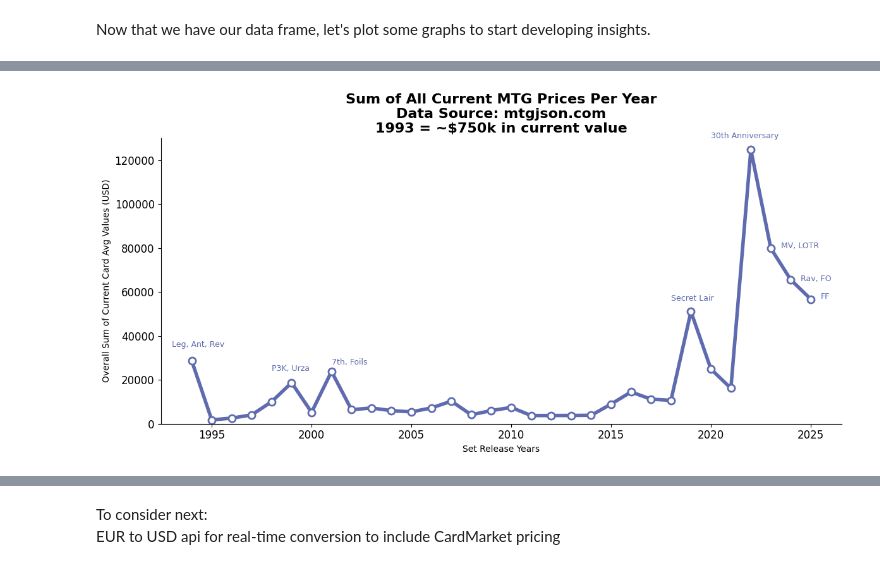
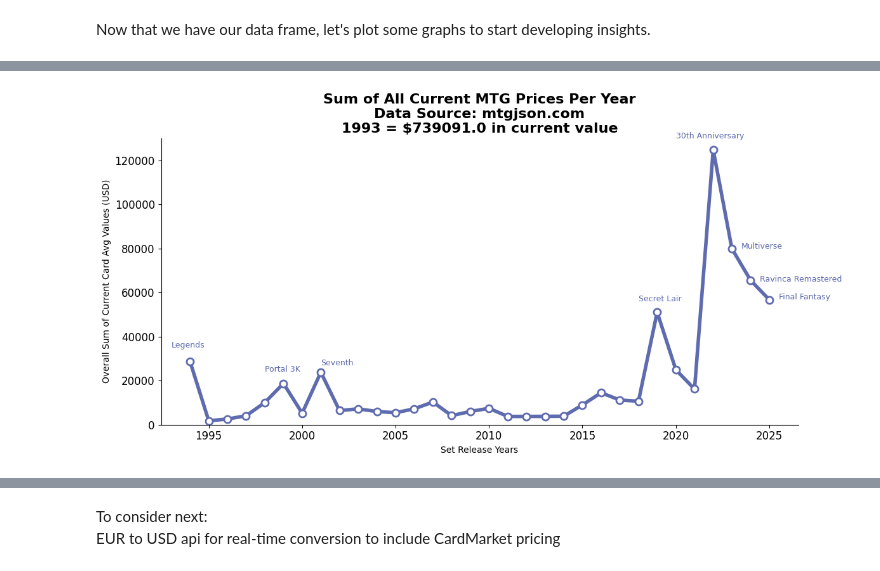
Before and after one commit to CurtisSchneider1/mtgPriceAnalysis, a Jupyter notebook: notebooks/mtgAnalysis.ipynb, the cells around one changed output, grey strips where cells are left out. Saved outputs shown, nothing was run; the diff lists cells and outputs as text; code cells hidden in the pictures.

Commit message:
updated graph

```diff
--- a/notebooks/mtgAnalysis.ipynb
+++ b/notebooks/mtgAnalysis.ipynb
@@ -654,16 +672,19 @@ Name: avgPrice, dtype: float64
 # %%
-# Plot to show current value of all averaged card prices per year
+# Plot to show current the summed value of all averaged card prices per year
+# Added ax.text for this 8/26/25 version of the data - it won't look great for future data sets as price fluctuate
 plt.figure(figsize=(12,6))
 
-df3_no1993 = df3[df3['releaseYear'] != 1993]             # 1993 is ~$750k which really skews the data - can make it a note on the graph
-sum_sold_per_year = df3_no1993.groupby("releaseYear")["avgPrice"].sum().reset_index()
+df3_no1993 = df3[df3['releaseYear'] != 1993]             # 1993 really skews the data, so I'll add it as a f-string in the title
+sum_per_year_no1993 = df3_no1993.groupby("releaseYear")["avgPrice"].sum().reset_index()
 
 
-plt.plot(sum_sold_per_year["releaseYear"], sum_sold_per_year["avgPrice"], color="#5F6BAF", linewidth=4, marker="o", markersize = 8, markerfacecolor = "#FFFFFF", markeredgewidth = 2)
+plt.plot(sum_per_year_no1993["releaseYear"], sum_per_year_no1993["avgPrice"], color="#5F6BAF", linewidth=4, marker="o", markersize = 8, markerfacecolor = "#FFFFFF", markeredgewidth = 2)
 plt.ylim(0, 130000)
 plt.xlabel("Set Release Years")
 plt.ylabel("Overall Sum of Current Card Avg Values (USD)")
-plt.title("Sum of All Current MTG Prices Per Year\nData Source: mtgjson.com\n1993 = ~$750k in current value", fontsize=16, fontweight="bold", color="black")
+
+value_1993 = df3.loc[df3["releaseYear"] == 1993, "avgPrice"].sum().round()
+plt.title(f"Sum of All Current MTG Prices Per Year\nData Source: mtgjson.com\n1993 = ${value_1993} in current value", fontsize=16, fontweight="bold", color="black")
 
 ax = plt.gca()
 
@@ -679,7 +700,7 @@ ax.spines["right"].set_visible(False)
 ax.text(
     1994-1,
     35000,
-    "Leg, Ant, Rev",
+    "Legends",
     color = "#5F6BAF",
     fontsize = 9
 )
@@ -687,7 +708,7 @@ ax.text(
 ax.text(
     1999-1,
     24000,
-    "P3K, Urza",
+    "Portal 3K",
     color = "#5F6BAF",
     fontsize = 9
 )
@@ -695,7 +716,7 @@ ax.text(
 ax.text(
     2001,
     27000,
-    "7th, Foils",
+    "Seventh",
     color = "#5F6BAF",
     fontsize = 9
 )
@@ -716,34 +737,34 @@ ax.text(
     fontsize = 9
 )
 
 ax.text(
     2023+.5,
     80000,
-    "MV, LOTR",
+    "Multiverse",
     color = "#5F6BAF",
     fontsize = 9
 )
 
 ax.text(
     2024+.5,
     65000,
-    "Rav, FO",
+    "Ravinca Remastered",
     color = "#5F6BAF",
     fontsize = 9
 )
 
 ax.text(
     2025+.5,
     57000,
-    "FF",
+    "Final Fantasy",
     color = "#5F6BAF",
     fontsize = 9
 )
 
 plt.xticks(fontsize=12)
 plt.yticks(fontsize=12)
 
 plt.tight_layout()
 plt.show()
 # %% [output]
-[figure, old version]
+[figure, new version]
```
Also changed, not shown: parts of 4 cells of this notebook, 1 other file.
